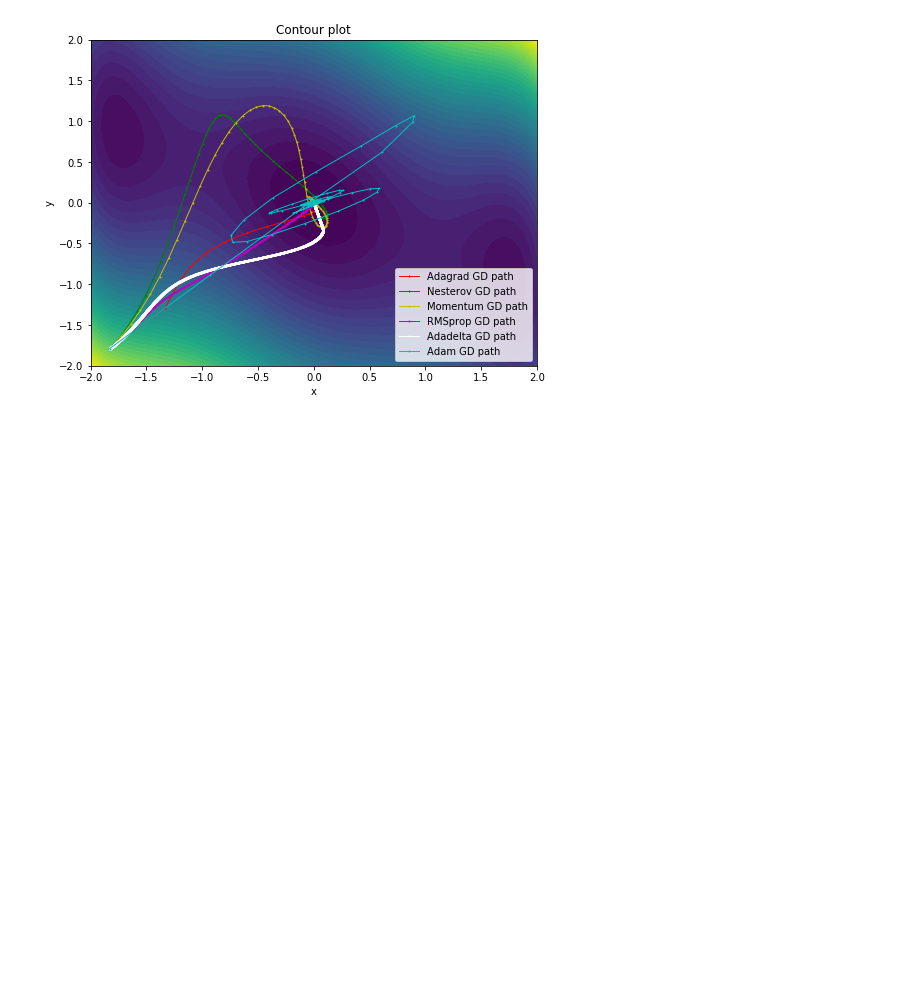
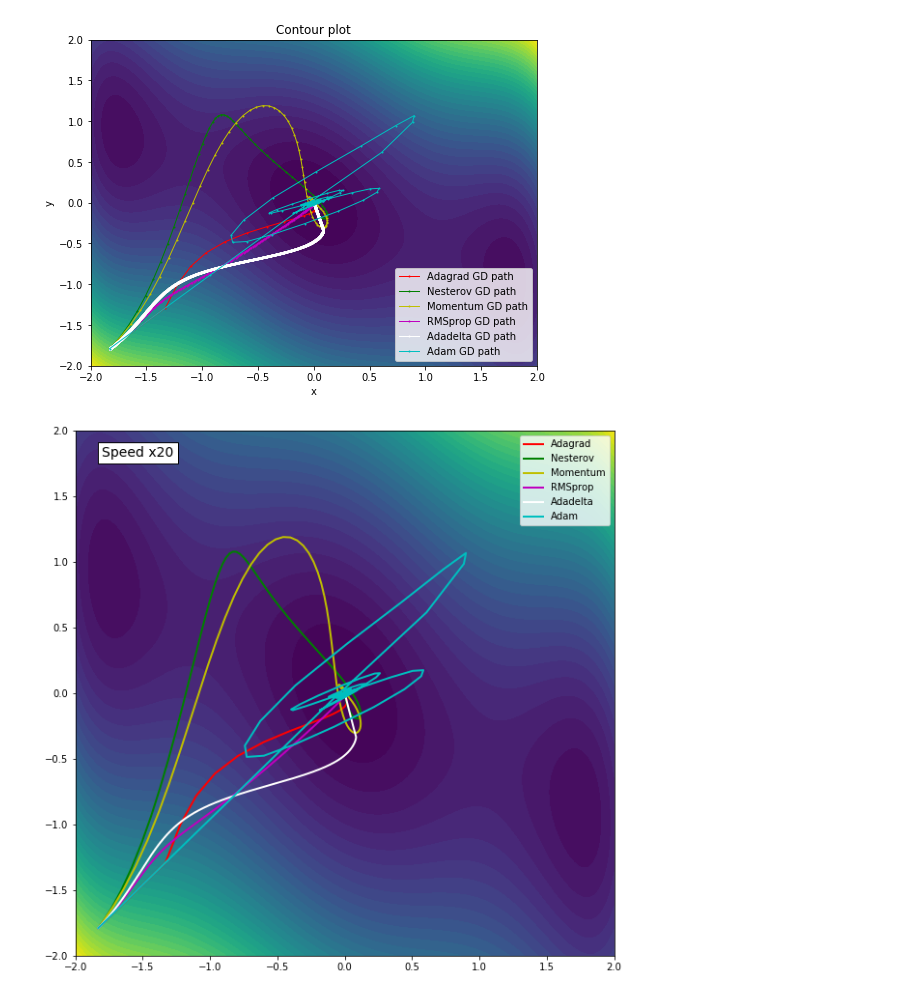
Before and after one commit to slayff/squad, a Jupyter notebook: labs/lab-1.ipynb, the cells around one changed output. Drawn from its saved outputs; the diff is of its cells as text; code cells hidden in the pictures; blank space fills up the shorter version.

Commit message:
completed animation, training with Adam on MNIST

```diff
--- a/labs/lab-1.ipynb
+++ b/labs/lab-1.ipynb
@@ -1353,0 +1355,60 @@ plt.show()
+# %%
+fig = plt.figure(figsize=(10, 10))
+ax = plt.axes()
+plt.contourf(X, Y, Z, 40)
+
+adagrad_l, = ax.plot([], [], 'r', lw=2, label='Adagrad')
+nesterov_l, = ax.plot([], [], 'g', lw=2, label='Nesterov')
+momentum_l, = ax.plot([], [], 'y', lw=2, label='Momentum')
+rmsprop_l, = ax.plot([], [], 'm', lw=2, label='RMSprop')
+adadelta_l, = ax.plot([], [], 'w', lw=2, label='Adadelta')
+adam_l, = ax.plot([], [], 'c', lw=2, label='Adam')
+plt.legend()
+
+lines = [adagrad_l,
+         nesterov_l,
+         momentum_l,
+         rmsprop_l,
+         adadelta_l,
+         adam_l]
+
+traces = [route_adagrad,
+          route_nesterov,
+          route_momentum,
+          route_rmsprop,
+          route_adadelta,
+          route_adam]
+
+info_text = ax.text(0.05, 0.95, '', fontsize=14, transform=ax.transAxes,
+                    bbox=dict(facecolor='white', alpha=1))
+def init():
+    for l in lines:
+        l.set_data([], [])
+    return lines
+
+def animate(i):
+    if (i < 300):
+        for line, trace in zip(lines, traces):
+            print('Frame %d'%i)
+            clear_output()
+            line.set_data(trace[0:min(i, trace.shape[0]), 0],
+                          trace[0:min(i, trace.shape[0]), 1])
+    else:
+        info_text.set_text('Speed x20')
+        for line, trace in zip(lines, traces):
+            print('Frame %d'%i)
+            clear_output()
+            if (line == adadelta_l):
+                line.set_data(trace[0:min(300 + (i - 300) * 20, trace.shape[0]), 0],
+                              trace[0:min(300 + (i - 300) * 20, trace.shape[0]), 1])
+            else:
+                line.set_data(trace[0:min(i, trace.shape[0]), 0],
+                              trace[0:min(i, trace.shape[0]), 1])
+    return lines
+
+anim = animation.FuncAnimation(fig, animate, init_func=init,
+                               frames=600, interval=200, blit=True)
+anim.save('animation.mp4', fps=30)
+plt.show()
+# %% [output]
+[figure, added]
```
Also changed, not shown: parts of 14 cells of this notebook, 2 other files.
